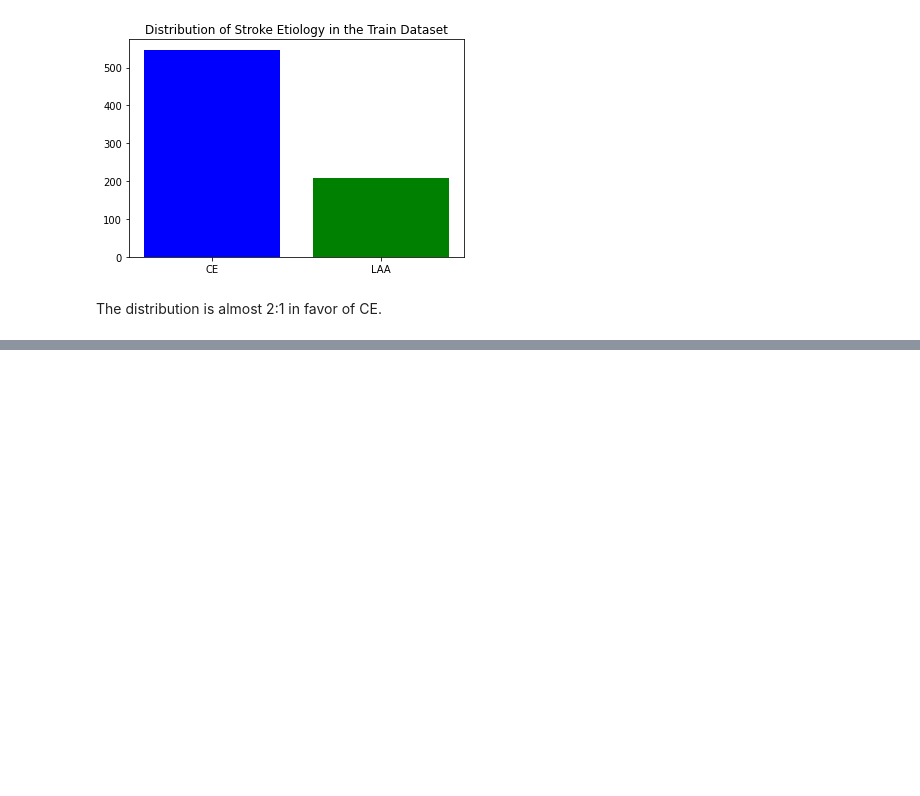
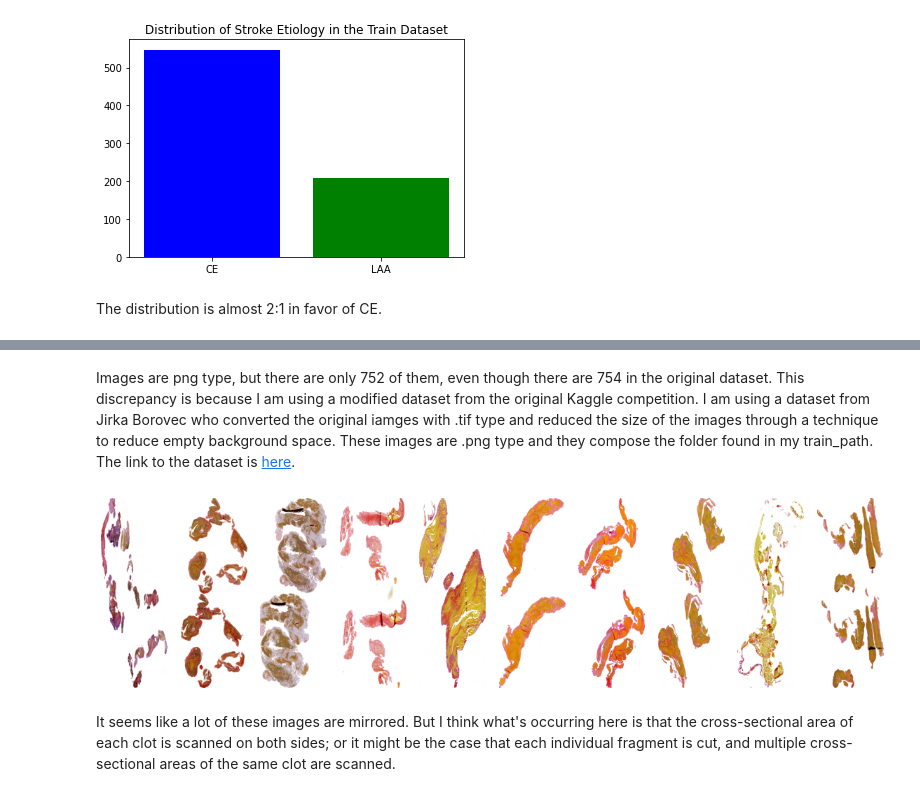
Before and after one commit to samoliver3/capstone-STRIP-AI, a Jupyter notebook: STRIP.ipynb, the cells around one changed output, grey strips where cells are left out. Cells and saved outputs as stored; diff of their text form; code cells hidden in the pictures; blank space fills up the shorter version.

```diff
--- a/STRIP.ipynb
+++ b/STRIP.ipynb
@@ -143,0 +208,20 @@ The distribution is almost 2:1 in favor of CE.
+# %% [markdown]
+Images are png type, but there are only 752 of them, even though there are 754 in the original dataset. This discrepancy is because I am using a modified dataset from the original Kaggle competition. I am using a dataset from Jirka Borovec who converted the original iamges with .tif type and reduced the size of the images through a technique to reduce empty background space. These images are .png type and they compose the folder found in my train_path. The link to the dataset is [here](https://www.kaggle.com/datasets/jirkaborovec/stroke-blood-clot-origin-1k-scale-bg-crop).
+# %%
+# Look at some more images in the train set:
+
+# Generate list of 10 different random numbers from 0-751
+import random
+r_l = random.sample(range(0, 751), 10)     # sample with replacement
+
+fig, ax = plt.subplots(1, 10, figsize=(20, 5))
+for i in range(10):
+  ax[i].imshow(images[r_l[i]])     # show image at the random index
+  ax[i].axis('off')
+  ax[i].set_aspect('auto')
+
+plt.show()
+# %% [output]
+[figure, added]
+# %% [markdown]
+It seems like a lot of these images are mirrored. But I think what's occurring here is that the cross-sectional area of each clot is scanned on both sides; or it might be the case that each individual fragment is cut, and multiple cross-sectional areas of the same clot are scanned.
```
Also changed, not shown: parts of 19 cells of this notebook.
